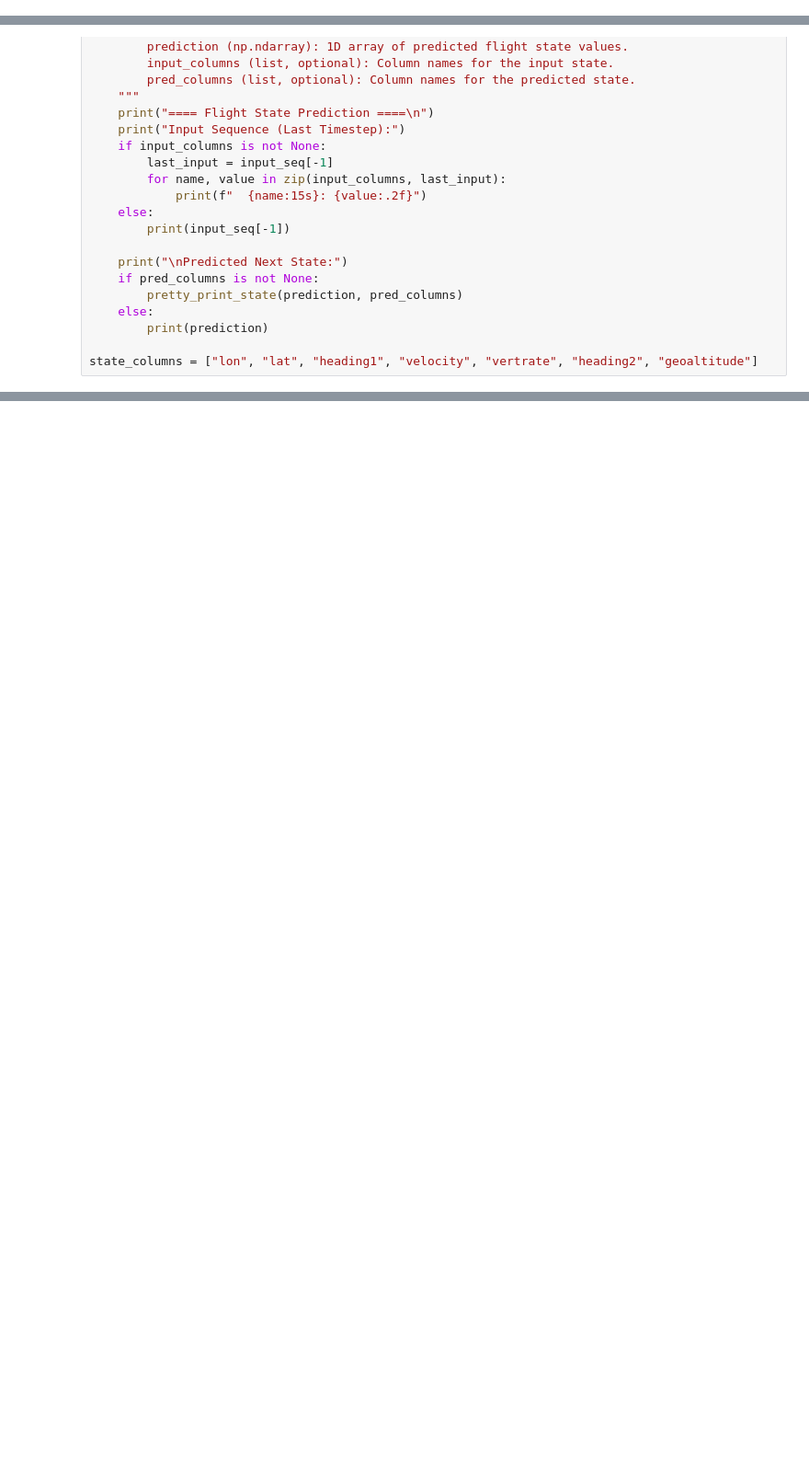
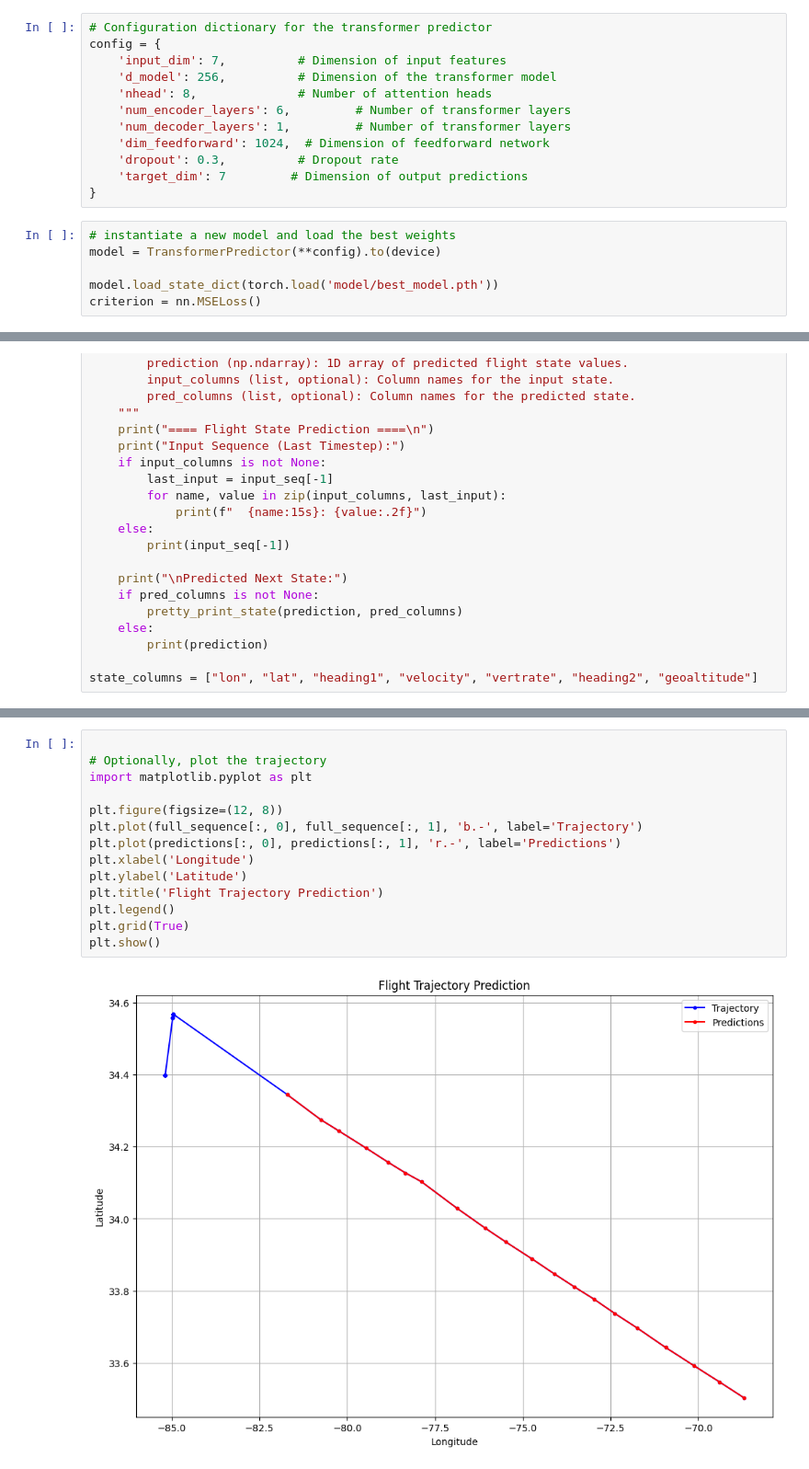
Before and after one commit to mabbts/Aviation-Milestone2-Project, a Jupyter notebook: notebooks/julien-hovan/accident_flight_states.ipynb, the cells around one changed output, grey strips where cells are left out. Shown at 92% size. Drawn from its saved outputs; the diff is of its cells as text; blank space fills up the shorter version.

```diff
--- a/notebooks/julien-hovan/accident_flight_states.ipynb
+++ b/notebooks/julien-hovan/accident_flight_states.ipynb
@@ -443,0 +699,18 @@ Test Loss: 21849.83203125
+# %%
+# Configuration dictionary for the transformer predictor
+config = {
+    'input_dim': 7,          # Dimension of input features
+    'd_model': 256,          # Dimension of the transformer model
+    'nhead': 8,              # Number of attention heads
+    'num_encoder_layers': 6,         # Number of transformer layers
+    'num_decoder_layers': 1,         # Number of transformer layers
+    'dim_feedforward': 1024,  # Dimension of feedforward network
+    'dropout': 0.3,          # Dropout rate
+    'target_dim': 7         # Dimension of output predictions
+}
+# %%
+# instantiate a new model and load the best weights
+model = TransformerPredictor(**config).to(device)
+
+model.load_state_dict(torch.load('model/best_model.pth'))
+criterion = nn.MSELoss()
@@ -518,0 +905,16 @@ geoaltitude    : 10669.73
+# %%
+
+# Optionally, plot the trajectory
+import matplotlib.pyplot as plt
+
+plt.figure(figsize=(12, 8))
+plt.plot(full_sequence[:, 0], full_sequence[:, 1], 'b.-', label='Trajectory')
+plt.plot(predictions[:, 0], predictions[:, 1], 'r.-', label='Predictions')
+plt.xlabel('Longitude')
+plt.ylabel('Latitude')
+plt.title('Flight Trajectory Prediction')
+plt.legend()
+plt.grid(True)
+plt.show()
+# %% [output]
+[figure, added]
```
Also changed, not shown: parts of 37 cells of this notebook, 2 other files.
